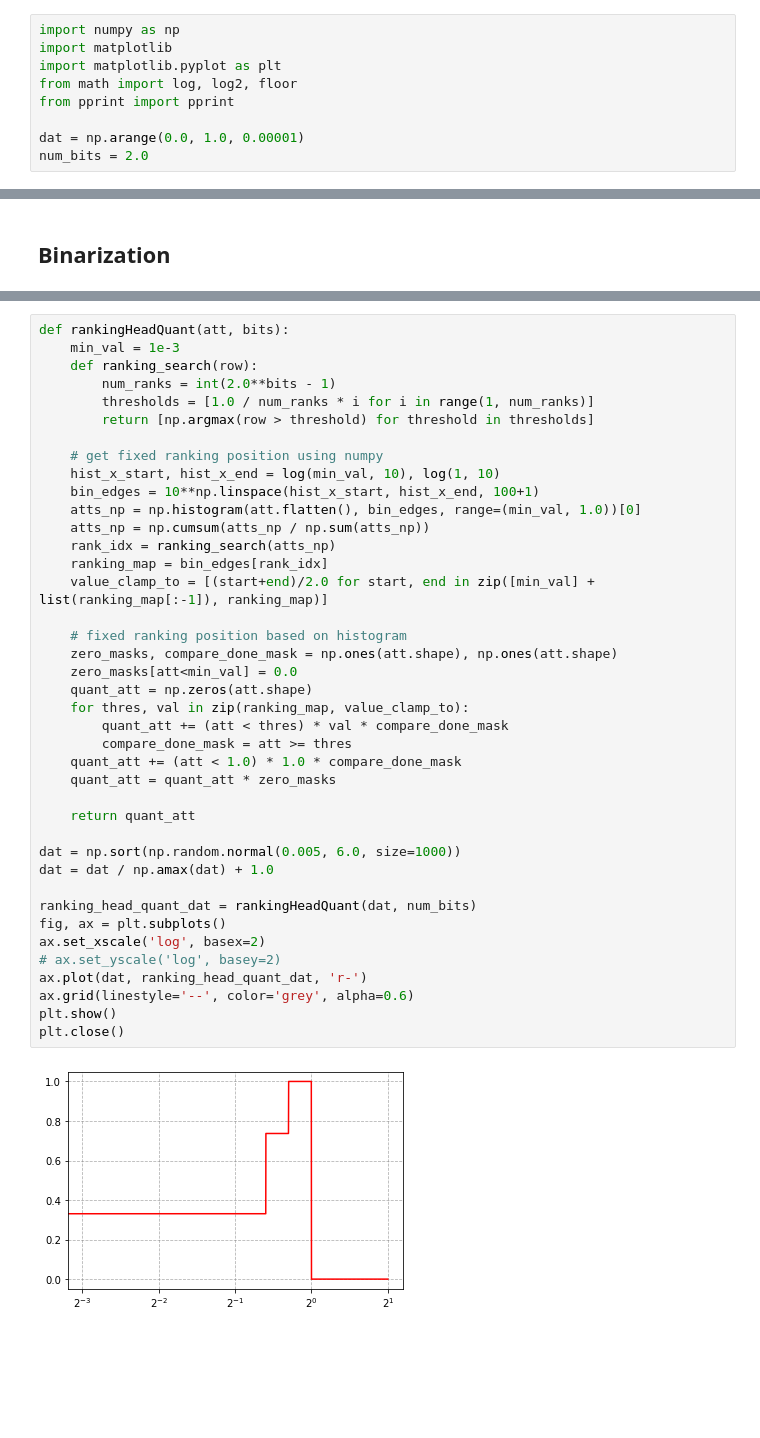
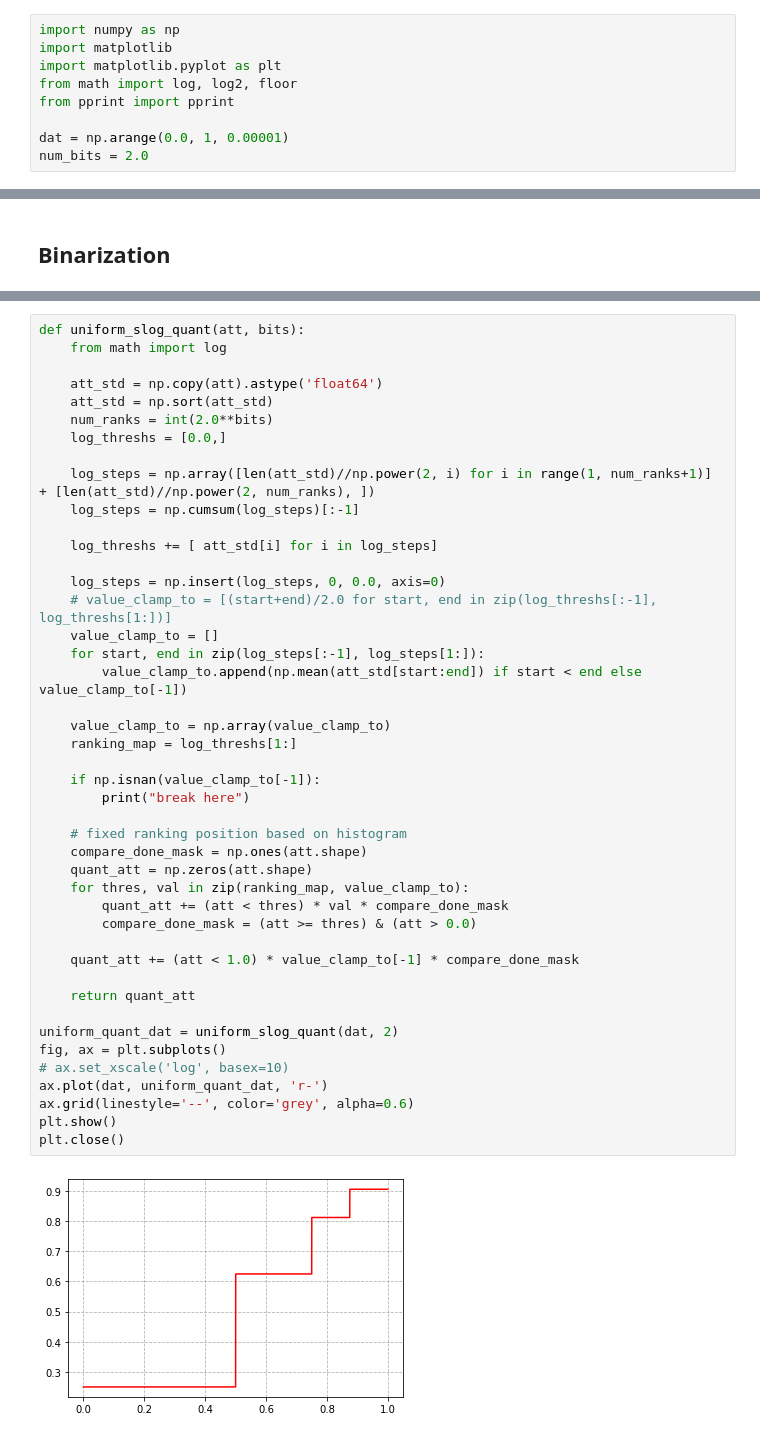
Before and after one commit to StonyBrookNLP/spiqa, a Jupyter notebook: quant_method_explain.ipynb, the cells around one changed output, grey strips where cells are left out. Drawn from its saved outputs; the diff is of its cells as text; blank space fills up the shorter version.

```diff
--- a/quant_method_explain.ipynb
+++ b/quant_method_explain.ipynb
@@ -5,6 +5,6 @@ import matplotlib.pyplot as plt
 from math import log, log2, floor
 from pprint import pprint
 
-dat = np.arange(0.0, 1.0, 0.00001)
+dat = np.arange(0.0, 1, 0.00001)
 num_bits = 2.0
 # %% [markdown]
@@ -130,42 +194,46 @@ plt.close()
 # %%
-def rankingHeadQuant(att, bits):
-    min_val = 1e-3
-    def ranking_search(row):
-        num_ranks = int(2.0**bits - 1)
-        thresholds = [1.0 / num_ranks * i for i in range(1, num_ranks)]
-        return [np.argmax(row > threshold) for threshold in thresholds]
+def uniform_slog_quant(att, bits):
+    from math import log
 
-    # get fixed ranking position using numpy
-    hist_x_start, hist_x_end = log(min_val, 10), log(1, 10)
-    bin_edges = 10**np.linspace(hist_x_start, hist_x_end, 100+1)
-    atts_np = np.histogram(att.flatten(), bin_edges, range=(min_val, 1.0))[0]
-    atts_np = np.cumsum(atts_np / np.sum(atts_np))
-    rank_idx = ranking_search(atts_np)
-    ranking_map = bin_edges[rank_idx]
-    value_clamp_to = [(start+end)/2.0 for start, end in zip([min_val] + list(ranking_map[:-1]), ranking_map)]
+    att_std = np.copy(att).astype('float64')
+    att_std = np.sort(att_std)
+    num_ranks = int(2.0**bits)
+    log_threshs = [0.0,]
+
+    log_steps = np.array([len(att_std)//np.power(2, i) for i in range(1, num_ranks+1)] + [len(att_std)//np.power(2, num_ranks), ])
+    log_steps = np.cumsum(log_steps)[:-1]
+
+    log_threshs += [ att_std[i] for i in log_steps]
+
+    log_steps = np.insert(log_steps, 0, 0.0, axis=0)
+    # value_clamp_to = [(start+end)/2.0 for start, end in zip(log_threshs[:-1], log_threshs[1:])]
+    value_clamp_to = []
+    for start, end in zip(log_steps[:-1], log_steps[1:]):
+        value_clamp_to.append(np.mean(att_std[start:end]) if start < end else value_clamp_to[-1])
+
+    value_clamp_to = np.array(value_clamp_to)
+    ranking_map = log_threshs[1:]
+
+    if np.isnan(value_clamp_to[-1]):
+        print("break here")
 
     # fixed ranking position based on histogram
-    zero_masks, compare_done_mask = np.ones(att.shape), np.ones(att.shape)
-    zero_masks[att<min_val] = 0.0
+    compare_done_mask = np.ones(att.shape)
     quant_att = np.zeros(att.shape)
     for thres, val in zip(ranking_map, value_clamp_to):
         quant_att += (att < thres) * val * compare_done_mask
-        compare_done_mask = att >= thres
-    quant_att += (att < 1.0) * 1.0 * compare_done_mask
-    quant_att = quant_att * zero_masks
+        compare_done_mask = (att >= thres) & (att > 0.0)
+
+    quant_att += (att < 1.0) * value_clamp_to[-1] * compare_done_mask
 
     return quant_att
 
-dat = np.sort(np.random.normal(0.005, 6.0, size=1000))
-dat = dat / np.amax(dat) + 1.0
-
-ranking_head_quant_dat = rankingHeadQuant(dat, num_bits)
+uniform_quant_dat = uniform_slog_quant(dat, 2)
 fig, ax = plt.subplots()
-ax.set_xscale('log', basex=2)
-# ax.set_yscale('log', basey=2)
-ax.plot(dat, ranking_head_quant_dat, 'r-')
+# ax.set_xscale('log', basex=10)
+ax.plot(dat, uniform_quant_dat, 'r-')
 ax.grid(linestyle='--', color='grey', alpha=0.6)
 plt.show()
 plt.close()
 # %% [output]
-[figure, old version]
+[figure, new version]
```
Also changed, not shown: parts of 12 cells of this notebook, 4 other files.
